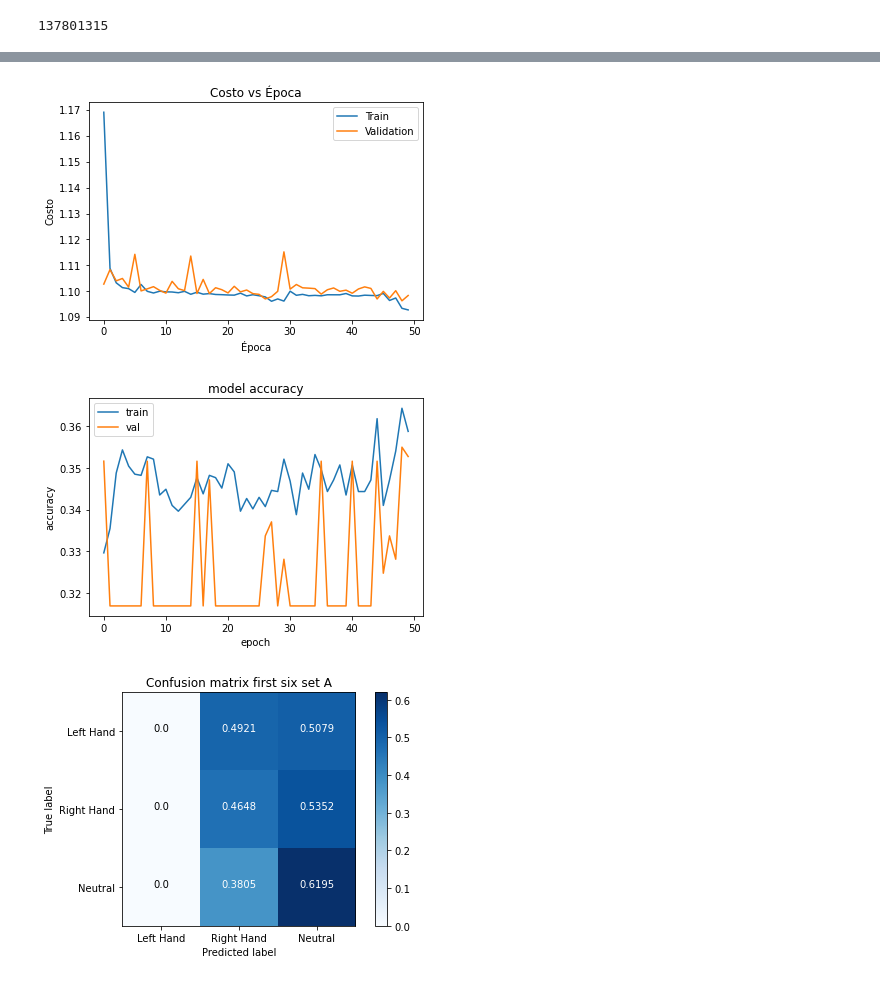
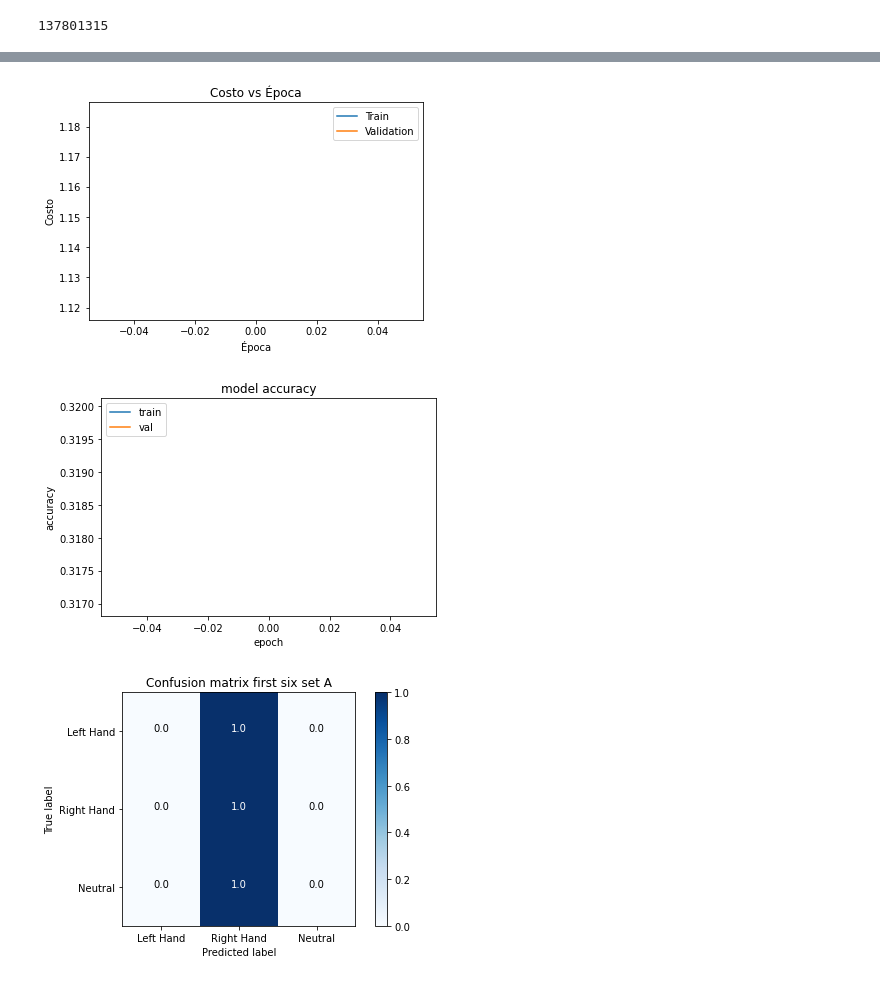
Before and after one commit to AndresMSE/DCD-Proyecto-Final, a Jupyter notebook: CNN model.ipynb, the cells around one changed output, grey strips where cells are left out. Drawn from its saved outputs; the diff is of its cells as text; code cells hidden in the pictures.

```diff
--- a/CNN model.ipynb
+++ b/CNN model.ipynb
@@ -300,5 +300,5 @@ keras_model_memory_usage_in_bytes(model,batch_size=2)
 # %% [output]
 137801315
 # %%
-testers(1e-3,range(6),epochs=50,model=model,batch_size=2)
+testers(1e-3,range(6),epochs=1,model=model,batch_size=2)
 # %% [output]
@@ -322,3 +306,3 @@ Epoch 50/50
-[figure, old version]
+[figure, new version]
-[figure, old version]
+[figure, new version]
-[figure, old version]
+[figure, new version]
```
Also changed, not shown: parts of 1 cell of this notebook, 1 other file.
